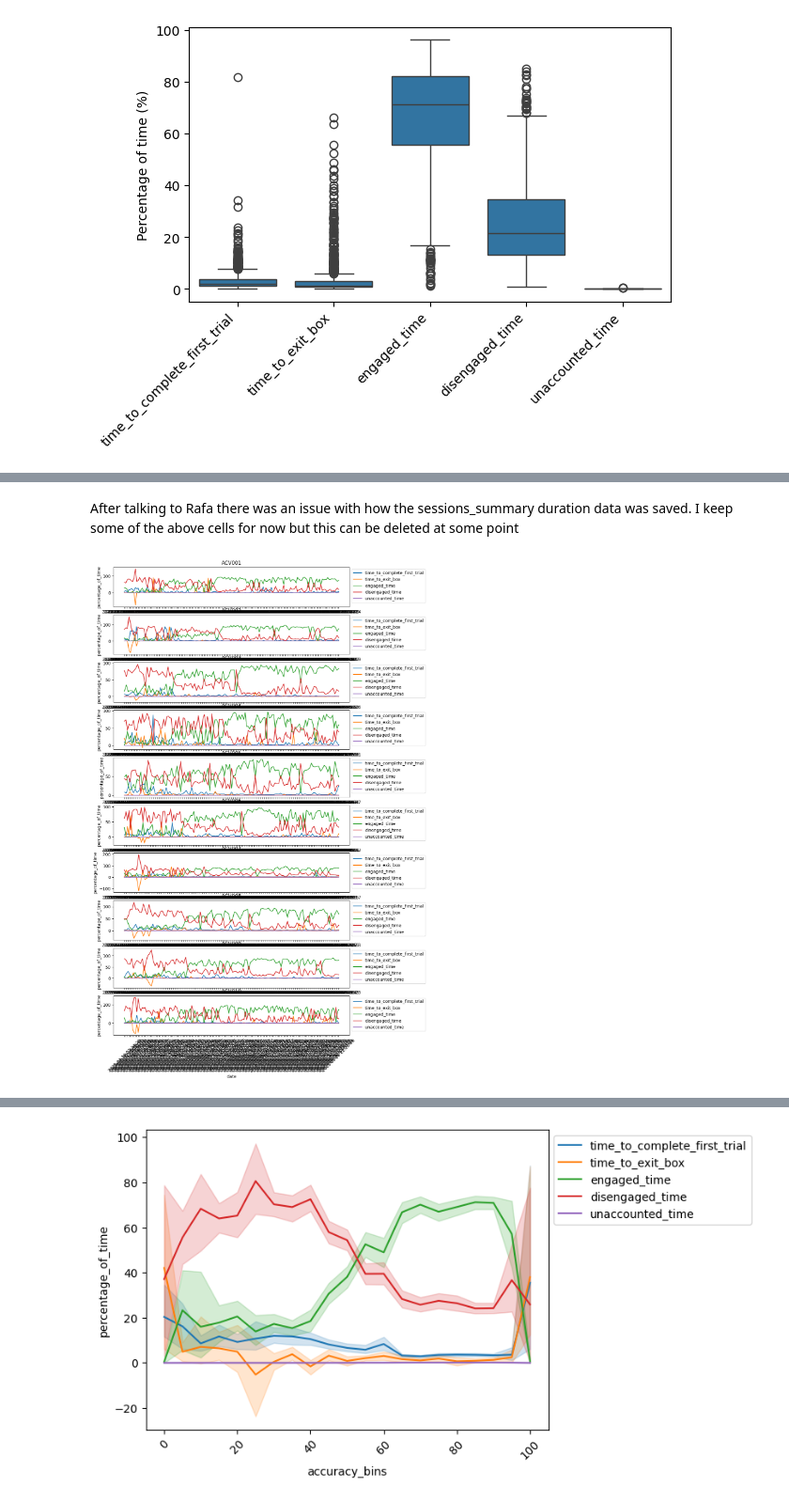
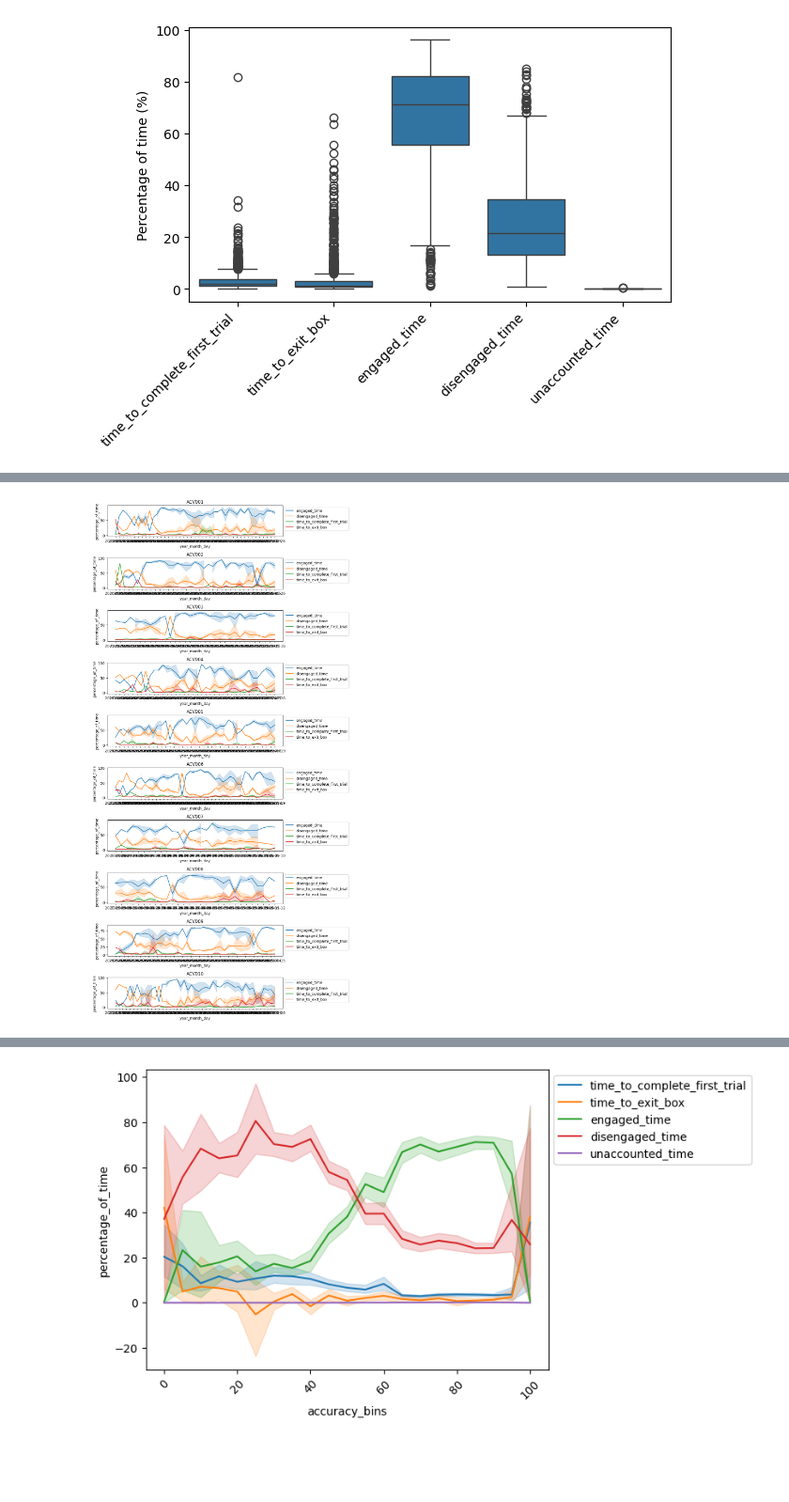
Before and after one commit to LearningCircuitsLab/behavior-analysis-notebooks, a Jupyter notebook: engagement_analysis.ipynb, the cells around one changed output, grey strips where cells are left out. Shown at 94% size. Saved outputs shown, nothing was run; the diff lists cells and outputs as text; code cells hidden in the pictures; blank space fills up the shorter version.

```diff
--- a/engagement_analysis.ipynb
+++ b/engagement_analysis.ipynb
@@ -372,7 +219,7 @@ def find_next_end_task_time_in_events(events_df: pd.DataFrame, date: str, subjec
 # %%
 # find the end events for all the dates in df2afc using apply method
 session_duration_df = df2afc.groupby('date')['subject'].first().reset_index(drop=False)
-session_duration_df["end_of_session_result_search"]= session_duration_df.apply(lambda x: find_next_end_task_time_in_events(events_df, x['date'], x['subject']), axis=1)
+session_duration_df["end_of_session_result_search"]= session_duration_df.apply(lambda x: utils.find_next_end_task_time_in_events(events_df, x['date'], x['subject']), axis=1)
 # %% [output]
 Subject mismatch for 2025-04-02 08:44:36: expected ACV001, found ACV003.
 # %%
@@ -394,25 +236,8 @@ session_duration_df.dropna(inplace=True)
 engagement_sd_criteria = 2
 df2afc = df[df['current_training_stage'] == 'TwoAFC_visual_easy']
 df2afc = dft.add_trial_duration_column_to_df(df2afc)
-# df2afc = dft.add_inter_trial_interval_column_to_df(df2afc)
-td_vals_dict = {
-    'subject': [],
-    'median_td_log': [],
-    'std_td_log': [],
-}
+
 for subject in df2afc['subject'].unique():
-    df_mouse = df2afc[df2afc['subject'] == subject]
-    # get the median and std of the log of the trial_duration
-    df_mouse['td_log'] = np.log(df_mouse['trial_duration'])
-    median_td_log = df_mouse['td_log'].median()
-    std_td_log = df_mouse['td_log'].std()
-
-    # store the median and std in the td_vals_dict
-    td_vals_dict['subject'].append(subject)
-    td_vals_dict['median_td_log'].append(median_td_log)
-    td_vals_dict['std_td_log'].append(std_td_log)
-
-    # classify trials as engaged or not engaged depending on the td_log
-    df_mouse['engaged'] = df_mouse['td_log'] < (median_td_log + engagement_sd_criteria * std_td_log)
-
+    df_mouse = df2afc[df2afc['subject'] == subject].copy()
+    df_mouse = dft.add_engagement_column(df_mouse, engagement_sd_criteria=engagement_sd_criteria)
     df2afc.loc[df2afc['subject'] == subject, 'engaged'] = df_mouse['engaged']
@@ -446,7 +245,7 @@ plt.show()
 fig, axs = plt.subplots(ncols=len(df2afc.subject.unique()), nrows=1, figsize=(10, 3), sharey=True)
 axs = axs.ravel()
 for i, subject in enumerate(df2afc.subject.unique()):
-    df_mouse = df2afc[df2afc['subject'] == subject]
+    df_mouse = df2afc[df2afc['subject'] == subject].copy()
     df_mouse['td_log'] = np.log(df_mouse['trial_duration'])
     sns.histplot(data=df_mouse, y='td_log', ax=axs[i], bins=100)
     # horizontal line at the median
@@ -492,7 +274,7 @@ df2afc['day_session'] = df2afc['date'].apply(is_day_session)
 fig, axs = plt.subplots(ncols=len(df2afc.subject.unique()), nrows=1, figsize=(10, 3), sharey=True)
 axs = axs.ravel()
 for i, subject in enumerate(df2afc.subject.unique()):
-    df_mouse = df2afc[df2afc['subject'] == subject]
+    df_mouse = df2afc[df2afc['subject'] == subject].copy()
     df_mouse['td_log'] = np.log(df_mouse['trial_duration'])
     sns.histplot(data=df_mouse, y='td_log', hue='day_session', ax=axs[i], bins=100)
     # horizontal line at the median
@@ -680,18 +342,17 @@ sessions_summary_df[sessions_summary_df['date'] == date]
-# %% [markdown]
-After talking to Rafa there was an issue with how the sessions_summary duration data was saved.
-I keep some of the above cells for now but this can be deleted at some point
 # %%
 # plot this for each subject
+gsbu_df = dft.add_day_column_to_df(gsbu_df)
 fig, axs = plt.subplots(nrows=len(gsbu_df.subject.unique()), ncols=1, figsize=(10,20))
 axs = axs.ravel()
 for i, sel_sub in enumerate(gsbu_df.subject.unique()):
-    gsbu_df_sel = gsbu_df[gsbu_df['subject'] == sel_sub]
+    gsbu_df_sel = gsbu_df[gsbu_df['subject'] == sel_sub].copy()
+    hue_order = ['engaged_time', 'disengaged_time', 'time_to_complete_first_trial', 'time_to_exit_box']
     axs[i].set_title(sel_sub)
-    sns.lineplot(data=gsbu_df_sel, x='date', y='percentage_of_time', hue='time_type', ax=axs[i])
-    plt.xticks(rotation=45)
+    sns.lineplot(data=gsbu_df_sel, x='year_month_day', y='percentage_of_time', hue='time_type', ax=axs[i], hue_order=hue_order)
     # show legend on the right outside the plot
     axs[i].legend(loc='upper left', bbox_to_anchor=(1, 1))
+plt.tight_layout()
 plt.show()
 # %% [output]
-[figure, old version]
+[figure, new version]
 # %%
```
Also changed, not shown: parts of 42 cells of this notebook, 24 other files.
